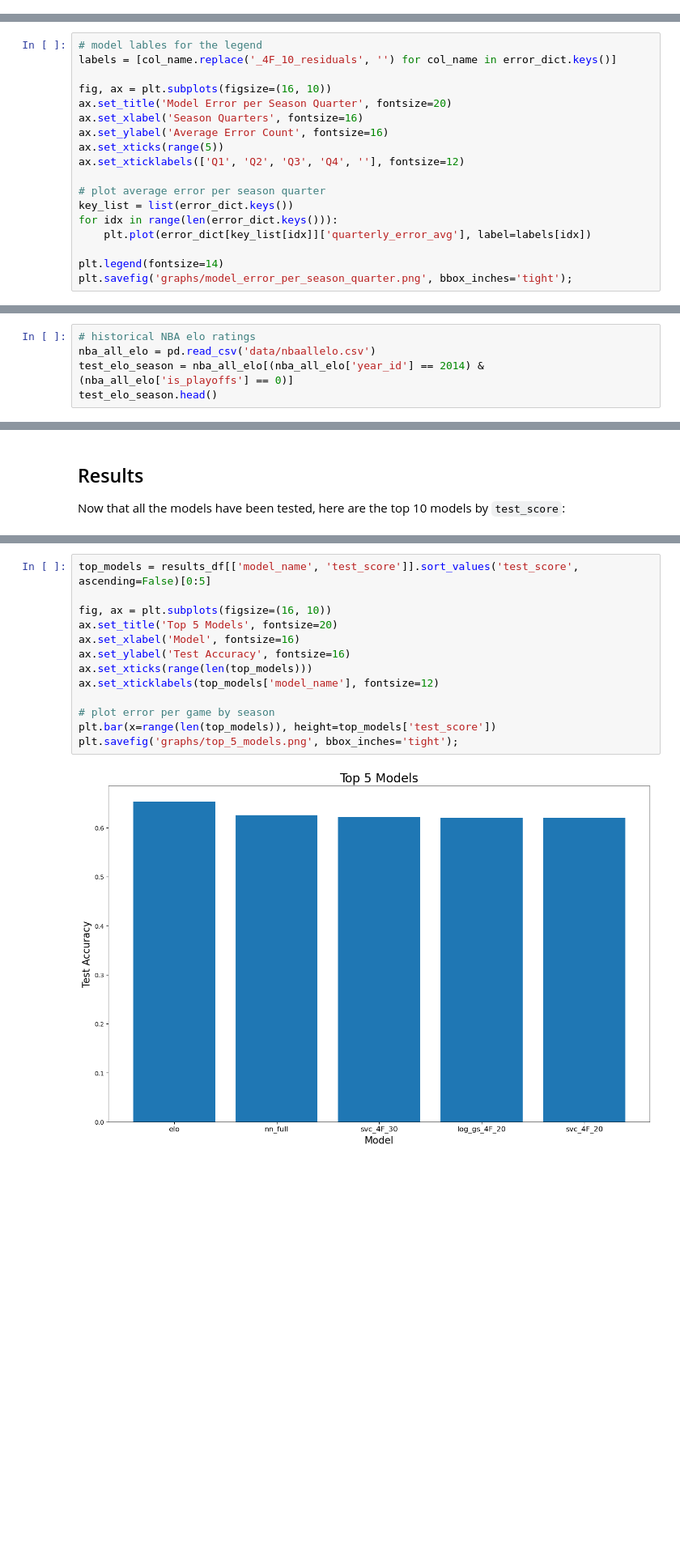
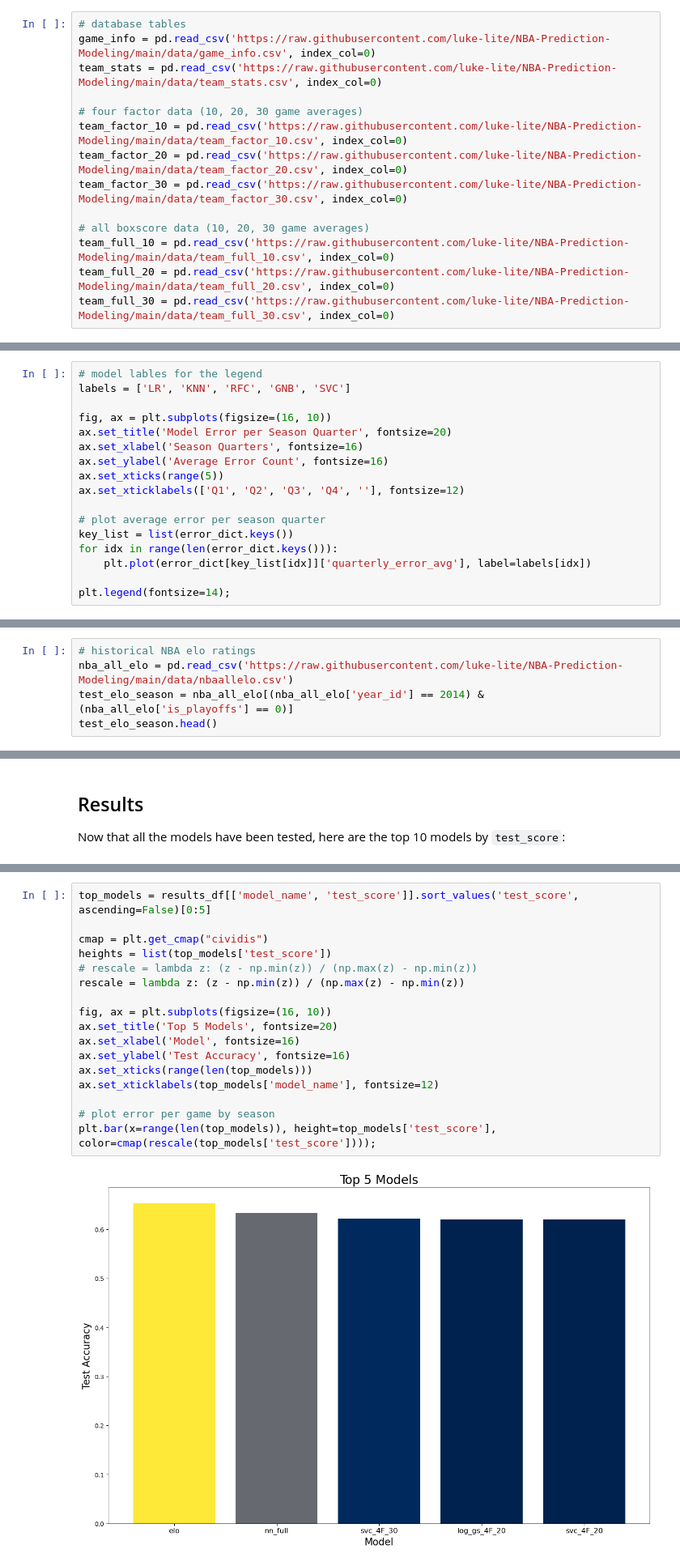
Before and after one commit to luke-lite/NBA-Prediction-Modeling, a Jupyter notebook: NBA-Prediction-Modeling.ipynb, the cells around one changed output, grey strips where cells are left out. Shown at 81% size. Drawn from its saved outputs; the diff is of its cells as text; blank space fills up the shorter version.

```diff
--- a/NBA-Prediction-Modeling.ipynb
+++ b/NBA-Prediction-Modeling.ipynb
@@ -197 +130,15 @@ team_full_30 = pd.read_csv('data/team_full_30.csv', index_col=0)
+# %%
+# database tables
+game_info = pd.read_csv('https://raw.githubusercontent.com/luke-lite/NBA-Prediction-Modeling/main/data/game_info.csv', index_col=0)
+team_stats = pd.read_csv('https://raw.githubusercontent.com/luke-lite/NBA-Prediction-Modeling/main/data/team_stats.csv', index_col=0)
+
+# four factor data (10, 20, 30 game averages)
+team_factor_10 = pd.read_csv('https://raw.githubusercontent.com/luke-lite/NBA-Prediction-Modeling/main/data/team_factor_10.csv', index_col=0)
+team_factor_20 = pd.read_csv('https://raw.githubusercontent.com/luke-lite/NBA-Prediction-Modeling/main/data/team_factor_20.csv', index_col=0)
+team_factor_30 = pd.read_csv('https://raw.githubusercontent.com/luke-lite/NBA-Prediction-Modeling/main/data/team_factor_30.csv', index_col=0)
+
+# all boxscore data (10, 20, 30 game averages)
+team_full_10 = pd.read_csv('https://raw.githubusercontent.com/luke-lite/NBA-Prediction-Modeling/main/data/team_full_10.csv', index_col=0)
+team_full_20 = pd.read_csv('https://raw.githubusercontent.com/luke-lite/NBA-Prediction-Modeling/main/data/team_full_20.csv', index_col=0)
+team_full_30 = pd.read_csv('https://raw.githubusercontent.com/luke-lite/NBA-Prediction-Modeling/main/data/team_full_30.csv', index_col=0)
 # %% [markdown]
@@ -687,7 +634,7 @@ for model in error_dict:
     error_dict[model]['quarterly_error_avg'] = q_avg
 # %%
 # model lables for the legend
-labels = [col_name.replace('_4F_10_residuals', '') for col_name in error_dict.keys()]
+labels = ['LR', 'KNN', 'RFC', 'GNB', 'SVC']
 
 fig, ax = plt.subplots(figsize=(16, 10))
 ax.set_title('Model Error per Season Quarter', fontsize=20)
@@ -701,6 +648,5 @@ key_list = list(error_dict.keys())
 for idx in range(len(error_dict.keys())):
     plt.plot(error_dict[key_list[idx]]['quarterly_error_avg'], label=labels[idx])
 
-plt.legend(fontsize=14)
-plt.savefig('graphs/model_error_per_season_quarter.png', bbox_inches='tight');
+plt.legend(fontsize=14);
 # %% [output]
@@ -1441,7 +1383,7 @@ def update_elo(away_team, away_elo, away_score,
 I used a dataset containing all historical Elo ratings from the FTE system, which can be found on github [here](https://github.com/rogerfitz/tutorials/tree/master/Nate%20Silver%20ELO), to set each team's initial Elo and verify my Elo calculations through the first season of my data (2013-2014).
 # %%
 # historical NBA elo ratings
-nba_all_elo = pd.read_csv('data/nbaallelo.csv')
+nba_all_elo = pd.read_csv('https://raw.githubusercontent.com/luke-lite/NBA-Prediction-Modeling/main/data/nbaallelo.csv')
 test_elo_season = nba_all_elo[(nba_all_elo['year_id'] == 2014) & (nba_all_elo['is_playoffs'] == 0)]
 test_elo_season.head()
 # %% [output]
@@ -1590,19 +1564,23 @@ results_df.sort_values('test_score', ascending=False)[0:10]
 There were incremental improvements moving from 10-game averages to 20-game averages, but as mentioned earlier, the machine learning models all behaved similarly, with a tendency to favor the home team (false-positives), and each had similar seasonal error distribution. Because of this, an ensemble model is unlikely to see large improvements in accuracy. Ultimately, my recommendation is for Stat-Ball to use the Elo rating system. It was the most accurate model, while also requiring the least amount of data and computation. In fact, it is 3% higher than the next closest model. For perspective, here is a plot of the top 5 models:
 # %%
 top_models = results_df[['model_name', 'test_score']].sort_values('test_score', ascending=False)[0:5]
+
+cmap = plt.get_cmap("cividis")
+heights = list(top_models['test_score'])
+# rescale = lambda z: (z - np.min(z)) / (np.max(z) - np.min(z))
+rescale = lambda z: (z - np.min(z)) / (np.max(z) - np.min(z))
 
 fig, ax = plt.subplots(figsize=(16, 10))
 ax.set_title('Top 5 Models', fontsize=20)
 ax.set_xlabel('Model', fontsize=16)
 ax.set_ylabel('Test Accuracy', fontsize=16)
 ax.set_xticks(range(len(top_models)))
 ax.set_xticklabels(top_models['model_name'], fontsize=12)
 
 # plot error per game by season
-plt.bar(x=range(len(top_models)), height=top_models['test_score'])
-plt.savefig('graphs/top_5_models.png', bbox_inches='tight');
+plt.bar(x=range(len(top_models)), height=top_models['test_score'], color=cmap(rescale(top_models['test_score'])));
 # %% [output]
-[figure, old version]
+[figure, new version]
 # %% [markdown]
 ## Conclusion
 
```
Also changed, not shown: parts of 24 cells of this notebook.
